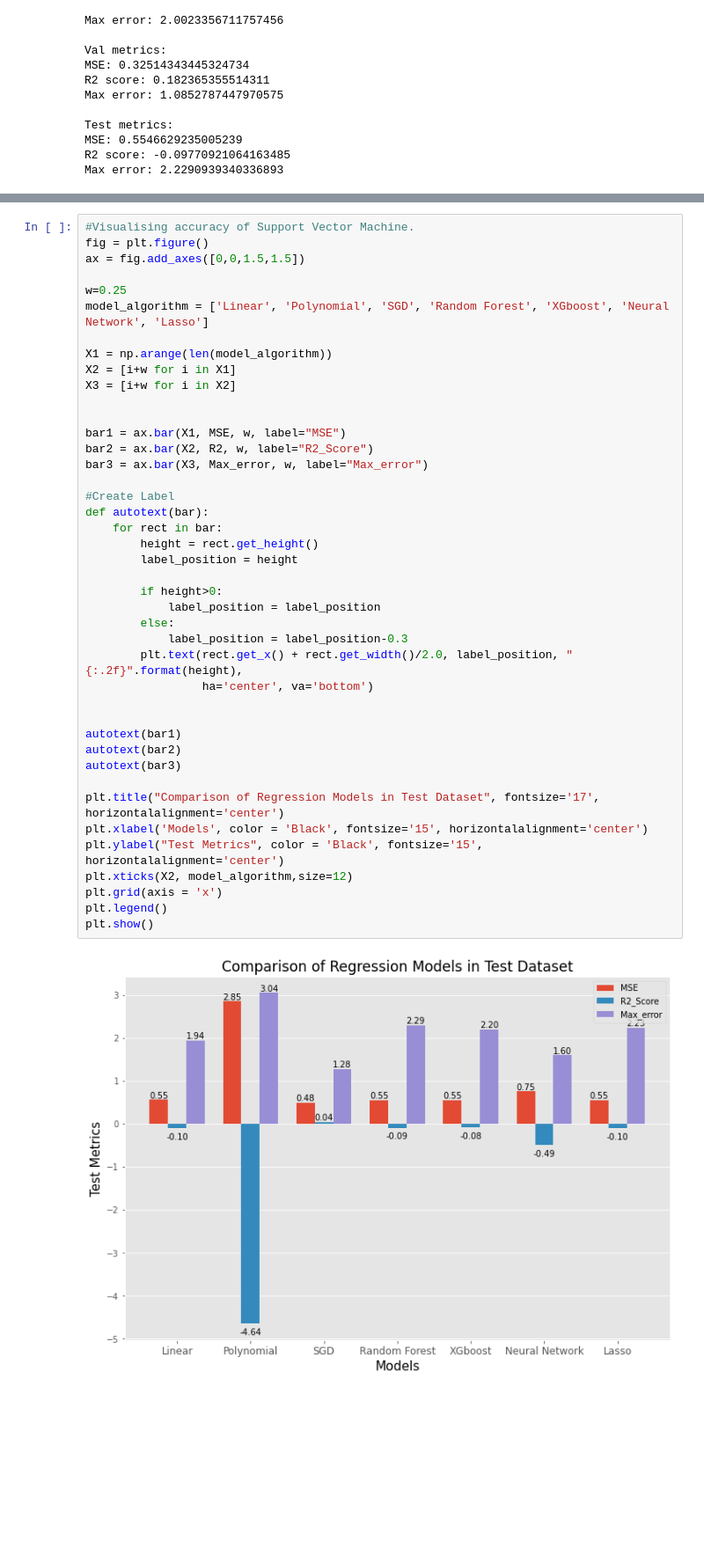
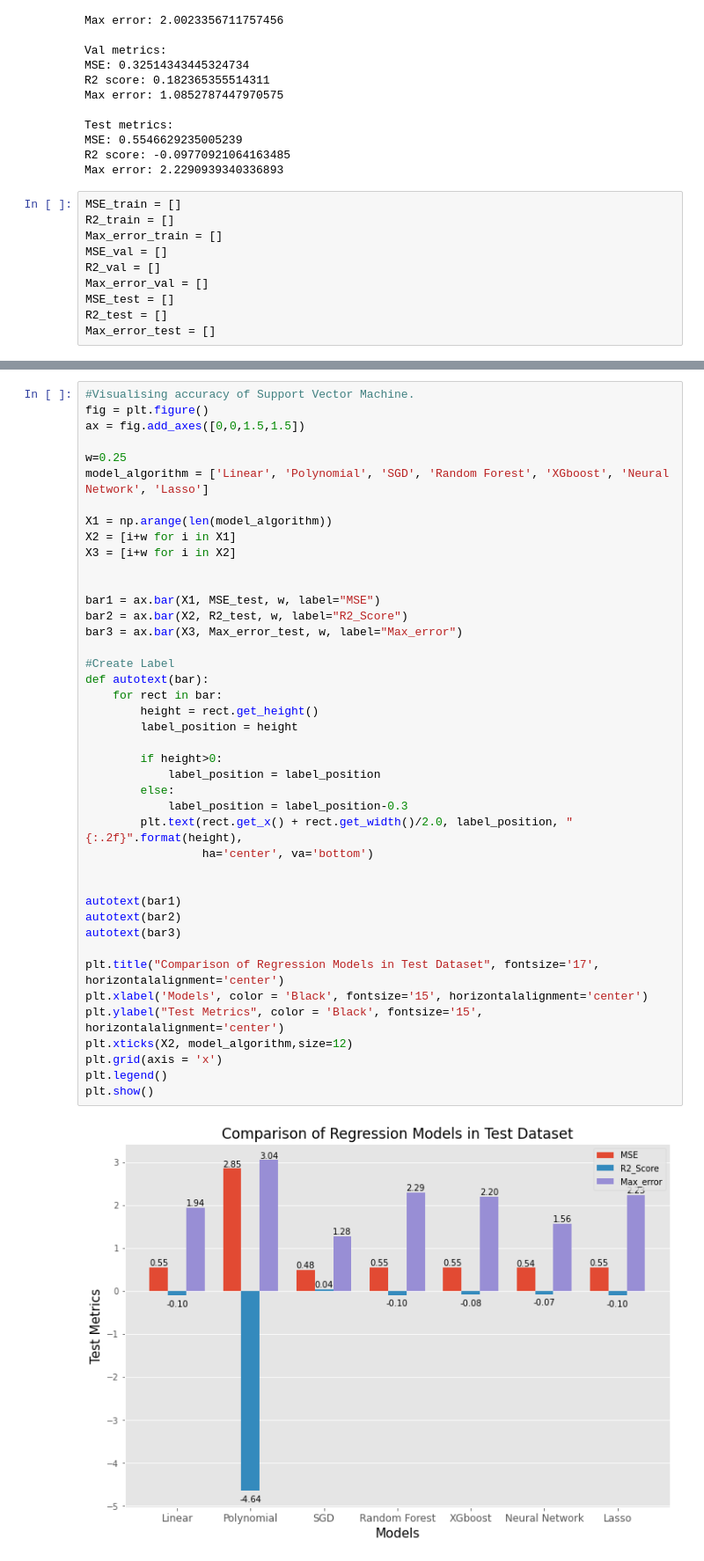
Before and after one commit to shunki-akiyama/HR-Analytics, a Jupyter notebook: HR Analytics.ipynb, the cells around one changed output, grey strips where cells are left out. Shown at 88% size. Cells and saved outputs as stored; diff of their text form; blank space fills up the shorter version.

```diff
--- a/HR Analytics.ipynb
+++ b/HR Analytics.ipynb
@@ -2619,4 +2619,14 @@ Test metrics:
 MSE: 0.5546629235005239
 R2 score: -0.09770921064163485
 Max error: 2.2290939340336893
+# %%
+MSE_train = []
+R2_train = []
+Max_error_train = []
+MSE_val = []
+R2_val = []
+Max_error_val = []
+MSE_test = []
+R2_test = []
+Max_error_test = []
 # %%
@@ -2686,37 +2763,37 @@ X2 = [i+w for i in X1]
 X3 = [i+w for i in X2]
 
 
-bar1 = ax.bar(X1, MSE, w, label="MSE")
-bar2 = ax.bar(X2, R2, w, label="R2_Score")
-bar3 = ax.bar(X3, Max_error, w, label="Max_error")
+bar1 = ax.bar(X1, MSE_test, w, label="MSE")
+bar2 = ax.bar(X2, R2_test, w, label="R2_Score")
+bar3 = ax.bar(X3, Max_error_test, w, label="Max_error")
 
 #Create Label
 def autotext(bar):
     for rect in bar:
         height = rect.get_height()
         label_position = height
 
         if height>0:
             label_position = label_position
         else:
             label_position = label_position-0.3
         plt.text(rect.get_x() + rect.get_width()/2.0, label_position, "{:.2f}".format(height),
                  ha='center', va='bottom')
 
 
 autotext(bar1)
 autotext(bar2)
 autotext(bar3)
 
 plt.title("Comparison of Regression Models in Test Dataset", fontsize='17', horizontalalignment='center')
 plt.xlabel('Models', color = 'Black', fontsize='15', horizontalalignment='center')
 plt.ylabel("Test Metrics", color = 'Black', fontsize='15', horizontalalignment='center')
 plt.xticks(X2, model_algorithm,size=12)
 plt.grid(axis = 'x')
 plt.legend()
 plt.show()
 # %% [output]
-[figure, old version]
+[figure, new version]
 # %%
 #Measure execution time
 print("Linear Regression")
```
Also changed, not shown: parts of 22 cells of this notebook.
